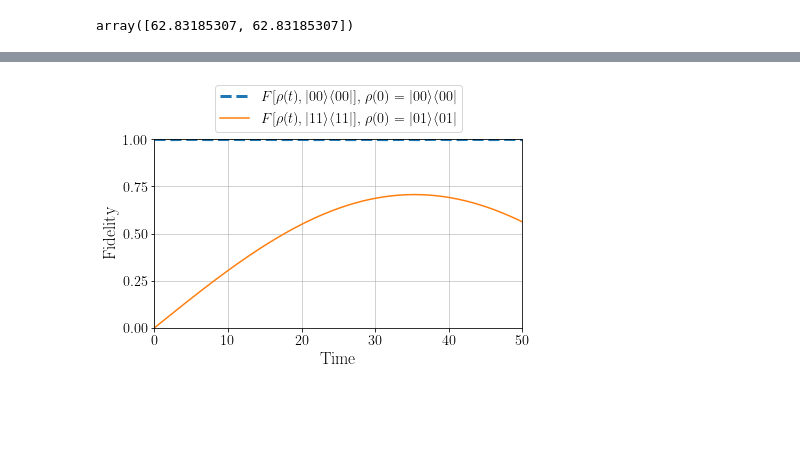
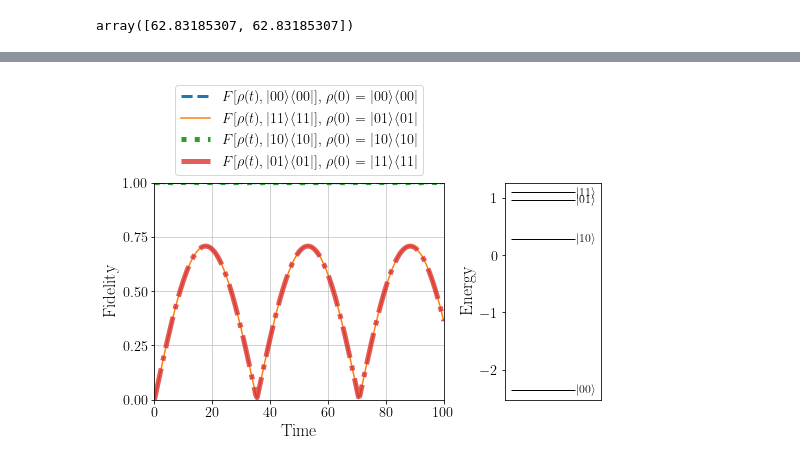
Before and after one commit to jam31118/kias-snu-winter-camp-2022, a Jupyter notebook: driven-two-interacting-qubit/driven-two-interacting-qubits.ipynb, the cells around one changed output, grey strips where cells are left out. Saved outputs shown, nothing was run; the diff lists cells and outputs as text; code cells hidden in the pictures; blank space fills up the shorter version.

```diff
--- a/driven-two-interacting-qubit/driven-two-interacting-qubits.ipynb
+++ b/driven-two-interacting-qubit/driven-two-interacting-qubits.ipynb
@@ -123,3 +125,8 @@ for j in range(N):
 # H0 = (- J01) * sigzsigz
 # H += (- J01) * sigzsigz
 H = H0 + Hdrive
+# %%
+# T_pi = np.pi / (wR[0])
+
+tmax = 100 # 50 # 20 # 10. # T_pi # 10
+t = np.linspace(0,tmax,201)
@@ -264,3 +297,14 @@ fidel_11_11_from_01_01 = np.real(res_01_01.expect)
+# %%
+rho_10_10 = ket2dm(tensor([basis(2,0),basis(2,1)]))
+
+def fidel_10_10(t, rho):
+    global rho_10_10
+    return fidelity(rho_10_10, rho)
+
+res_10_10 = mesolve(H, rho_10_10, t, c_ops, fidel_10_10, options=options)
+
+assert not np.any(np.abs(np.imag(res_10_10.expect)).max() > 1e-15)
+fidel_10_10_from_10_10 = np.real(res_10_10.expect)
 # %% [markdown]
 # [TODO] Compare the `fidelity()` function in `qutip` and the analytical calculation for some density operators
 # %%
@@ -288,22 +336,39 @@ params
 # %%
-fig, ax = plt.subplots(constrained_layout=True)
+fig, axes = plt.subplots(ncols=2, figsize=(7,5), constrained_layout=True,
+                         gridspec_kw=dict(width_ratios=[3,1]))
 
+ax = axes[0]
 l_00_from_00, = ax.plot(t, fidel_00_00_from_00_00, lw=3, ls='--')
 l_11_from_01, = ax.plot(t, fidel_11_11_from_01_01)
+l_10_from_10, = ax.plot(t, fidel_10_10_from_10_10, lw=5, ls=':')
+l_01_from_11, = ax.plot(t, fidel_01_01_from_11_11, lw=5, ls='-.', alpha=0.75)
 ax.set_xlim(t[[0,-1]])
 ax.set_ylim(0,1)
 ax.set_xlabel(r"Time")
 ax.set_ylabel("Fidelity")
 ax.legend(
-    [l_00_from_00, l_11_from_01],
+    [l_00_from_00, l_11_from_01, l_10_from_10, l_01_from_11],
     [r"$F[\rho(t), |00\rangle\langle 00|]$, $\rho(0)=|00\rangle\langle 00|$",
-     r"$F[\rho(t), |11\rangle\langle 11|]$, $\rho(0)=|01\rangle\langle 01|$"],
+     r"$F[\rho(t), |11\rangle\langle 11|]$, $\rho(0)=|01\rangle\langle 01|$",
+     r"$F[\rho(t), |10\rangle\langle 10|]$, $\rho(0)=|10\rangle\langle 10|$",
+     r"$F[\rho(t), |01\rangle\langle 01|]$, $\rho(0)=|11\rangle\langle 11|$"
+    ],
     loc='lower center',
     bbox_to_anchor=(0.5,1)
 )
 ax.yaxis.set_ticks([0,0.25,0.5,0.75,1])
 ax.grid(True, alpha=0.75, lw=0.75)
 ax.set_axisbelow(True)
-# fig.savefig(f"fidelities-test-019-{params}.png")
+
+
+ax = axes[1]
+ax.hlines(eigvals, 0, 1, color='k', lw=1.)
+for eigval, label in zip(eigvals_ana, eigvals_labels_sorted):
+    ax.text(1.02, eigval, fr"$|{label}\rangle$", va='center', ha='left', fontsize='large')
+ax.set_xlim(-0.1,1.4)
+ax.set_ylabel("Energy")
+ax.xaxis.set_ticks([])
+
+# fig.savefig(f"fidelities-test-030-{params}.png")
 # %% [output]
-[figure, old version]
+[figure, new version]
```
Also changed, not shown: parts of 34 cells of this notebook.
